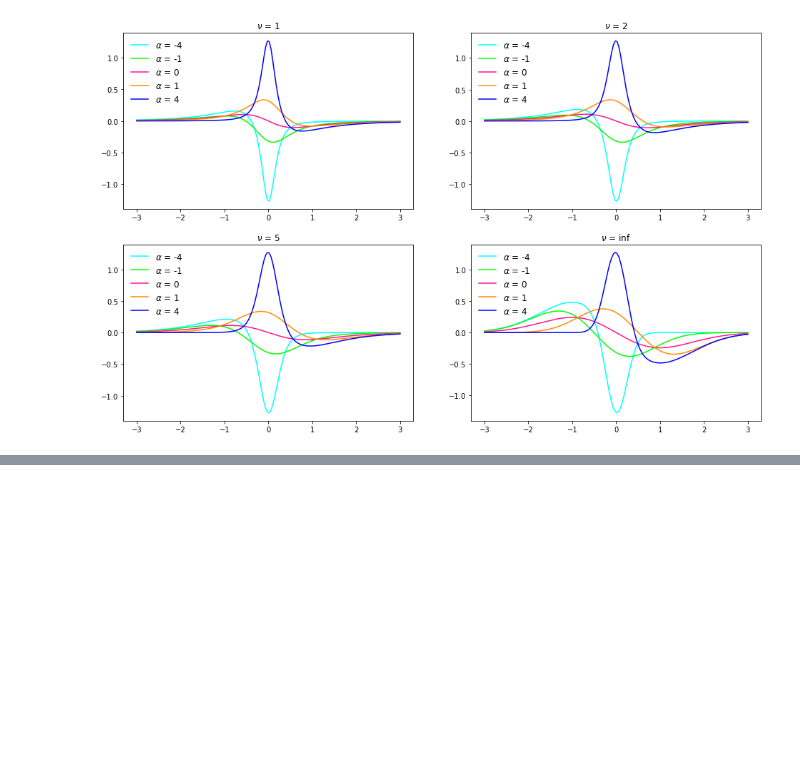
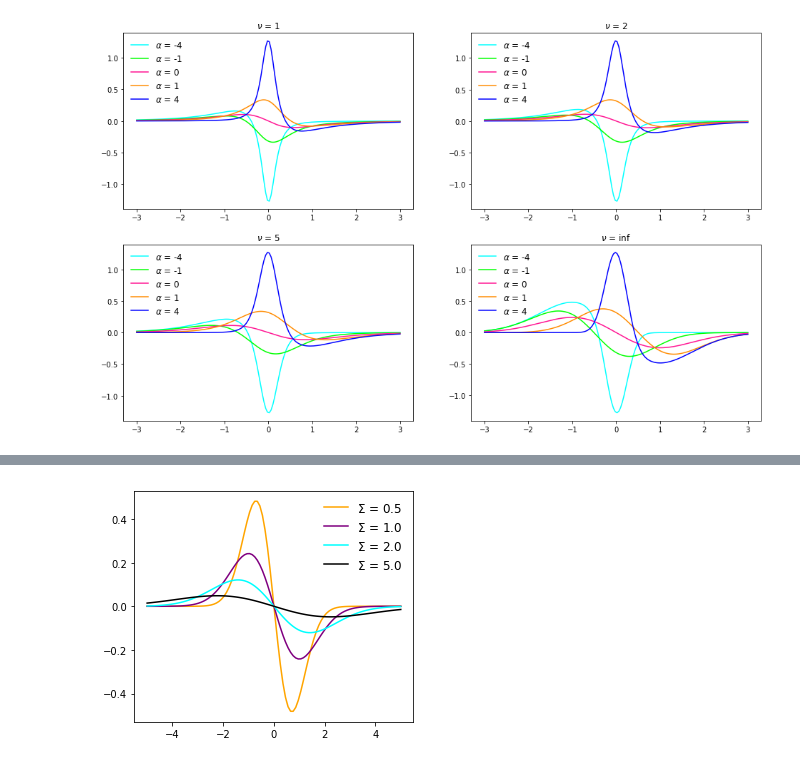
Before and after one commit to spc90/multivariate_skew_distributions, a Jupyter notebook: Test_distribs.ipynb, the cells around one changed output, grey strips where cells are left out. Saved outputs shown, nothing was run; the diff lists cells and outputs as text; code cells hidden in the pictures; blank space fills up the shorter version.

```diff
--- a/Test_distribs.ipynb
+++ b/Test_distribs.ipynb
@@ -689,0 +730,19 @@ plt.show()
+# %%
+# Test 1: Sanity checks for code run of derivative pdf
+# 1D & 2D, 1 & 5 values
+
+mean = 1.
+cov = 2.
+
+x = UNIF.rvs(loc=0, scale=5, size=5)
+
+print(MNEXT.dpdf(x[0], mean=mean, cov=cov))
+print(MNEXT.dpdf(x, mean=mean, cov=cov))
+
+mean = [0.1, 0.4]
+cov = [[0.2, 0.1], [0.1, 0.3]]   # needs to be PSD matrix
+
+x = UNIF.rvs(loc=0, scale=5, size=10).reshape((5,2))
+
+print(MNEXT.dpdf(x[0], mean=mean, cov=cov))
+print(MNEXT.dpdf(x, mean=mean, cov=cov))
@@ -689,0 +758,16 @@ plt.show()
+# %%
+# Test 2: Visual test 1D derivative pdf
+mean = 0.
+covs = [0.5, 1., 2., 5.]
+colors = ['orange', 'purple', 'cyan', 'black']
+
+x = np.linspace(-5, 5, 100)
+
+plt.figure(figsize=(5,4.25))
+for cov, color in zip(covs, colors):
+    p = MNEXT.dpdf(x, mean=mean, cov=cov)
+    plt.plot(x, p, c=color, label=r'$\Sigma$ = '+ str(cov))
+    plt.legend(fontsize='large', loc='upper right', frameon=False)
+plt.show()
+# %% [output]
+[figure, added]
```
Also changed, not shown: parts of 19 cells of this notebook, 1 other file.
